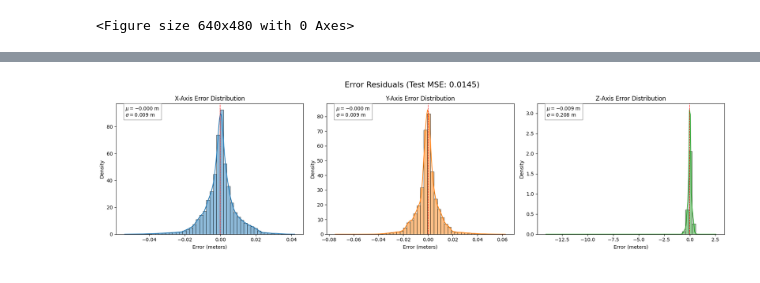
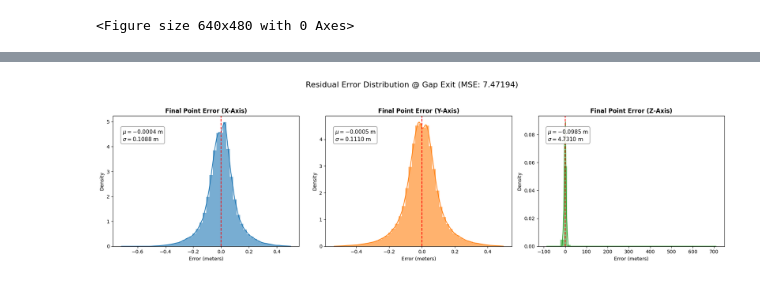
Before and after one commit to vmtasi/cms-open-data-tracking, a Jupyter notebook: CMS.ipynb, the cells around one changed output, grey strips where cells are left out. Cells and saved outputs as stored; diff of their text form; code cells hidden in the pictures.

Commit message:
change to strided  approach

```diff
--- a/CMS.ipynb
+++ b/CMS.ipynb
@@ -558,2 +595,16 @@ def b3d_dataset(data_pairs, seq_length=5):
 
     return np.array(X), np.array(y)
+# %%
+file_path = "/home/jupyter/work/data/cms.root"
+print("1. Loading Real Params...")
+pt, eta, phi, charge = sample_muons_chunked(file_path, max_muons=500_000)
+
+print("2. Generating Imperfect Tracks (13 Layers)...")
+helices = [generate_helix(pt[i], eta[i], phi[i], charge[i]) for i in tqdm(range(len(pt)))]
+
+print("3. Creating Strided Dataset (7 In -> 2 Gap -> 2 Out)...")
+X, y = b3d_dataset(helices, seq_length=7, gap=2, pred_length=2)
+print(f"   >> Data Shape: X={X.shape}, y={y.shape}")
+
+# B. SPLIT
+X_train, X_test, y_train, y_test = train_test_split(X, y, test_size=0.2, shuffle=False)
@@ -976,39 +818,63 @@ analyze_results(X_test, y_test_real, preds_real, scaler_x, n_samples=3)
 # %%
+import seaborn as sns
+import matplotlib.pyplot as plt
+from sklearn.metrics import mean_squared_error
+
 # 1. Get Predictions in Real Units
 model.eval()
 with torch.no_grad():
-    preds = model(X_test_t).numpy()
-    preds_real = scaler_y.inverse_transform(preds)
+    # Move input to GPU (if available) for inference
+    # Then move output back to CPU for plotting
+    preds_scaled = model(X_test_t).cpu().numpy()
+
+    # Inverse Transform to get meters
+    preds_real = scaler_y.inverse_transform(preds_scaled)
     y_test_real = scaler_y.inverse_transform(y_test)
 
-# 2. Calculate Residuals
-residuals = y_test_real - preds_real
+# 2. Reshape to (N_samples, 2_hits, 3_coords)
+preds_reshaped = preds_real.reshape(-1, 2, 3)
+y_test_reshaped = y_test_real.reshape(-1, 2, 3)
 
-# 3. Plot Histograms
+# 3. Focus on the FINAL Point (The "Gap Landing")
+# We want to see how well we jumped the gap, so we select the 2nd point (Index 1)
+final_pred = preds_reshaped[:, 1, :]
+final_true = y_test_reshaped[:, 1, :]
+
+# Calculate Residuals (True - Predicted)
+residuals = final_pred - final_true
+
+# 4. Plot Histograms
 fig, axes = plt.subplots(1, 3, figsize=(18, 5))
 dimensions = ['X', 'Y', 'Z']
 colors = ['#1f77b4', '#ff7f0e', '#2ca02c']
 
 for i in range(3):
-    sns.histplot(residuals[:, i], bins=50, kde=True, ax=axes[i], color=colors[i], stat="density")
+    # Plot histogram with Kernel Density Estimate (KDE)
+    sns.histplot(residuals[:, i], bins=50, kde=True, ax=axes[i],
+                 color=colors[i], stat="density", edgecolor=None, alpha=0.6)
 
-    # Calc stats
+    # Calculate Statistics
     mean_err = residuals[:, i].mean()
     std_err = residuals[:, i].std()
 
-    axes[i].set_title(f'{dimensions[i]}-Axis Error Distribution')
+    # Formatting
+    axes[i].set_title(f'Final Point Error ({dimensions[i]}-Axis)', fontsize=12, fontweight='bold')
     axes[i].set_xlabel('Error (meters)')
-    axes[i].axvline(mean_err, color='red', linestyle='dashed', linewidth=1)
+    axes[i].set_ylabel('Density')
 
-    # Add stats box
-    text_str = f'$\mu = {mean_err:.3f}$ m\n$\sigma = {std_err:.3f}$ m'
+    # Vertical line at mean
+    axes[i].axvline(mean_err, color='red', linestyle='dashed', linewidth=1.5, label='Mean')
+
+    # Add Stats Box
+    text_str = f'$\mu = {mean_err:.4f}$ m\n$\sigma = {std_err:.4f}$ m'
     axes[i].text(0.05, 0.9, text_str, transform=axes[i].transAxes,
-                 bbox=dict(facecolor='white', alpha=0.8, edgecolor='gray'))
+                 fontsize=11, verticalalignment='top',
+                 bbox=dict(boxstyle='round', facecolor='white', alpha=0.9, edgecolor='gray'))
 
-# Overall MSE
-mse_real = mean_squared_error(y_test_real, preds_real)
-plt.suptitle(f"Error Residuals (Test MSE: {mse_real:.4f})", fontsize=16)
+# Overall MSE for the final point
+mse_final = mean_squared_error(final_true, final_pred)
+plt.suptitle(f"Residual Error Distribution @ Gap Exit (MSE: {mse_final:.5f})", fontsize=16, y=1.05)
 plt.tight_layout()
 plt.show()
 # %% [output]
-[figure, old version]
+[figure, new version]
```
Also changed, not shown: parts of 35 cells of this notebook.
